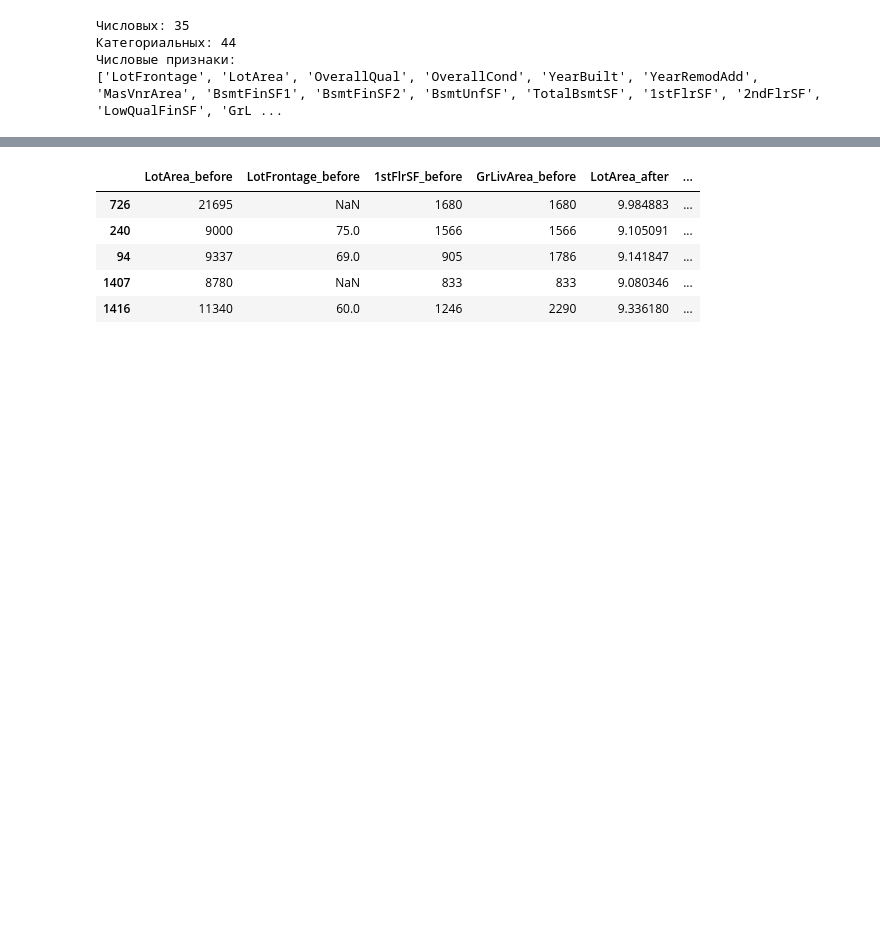
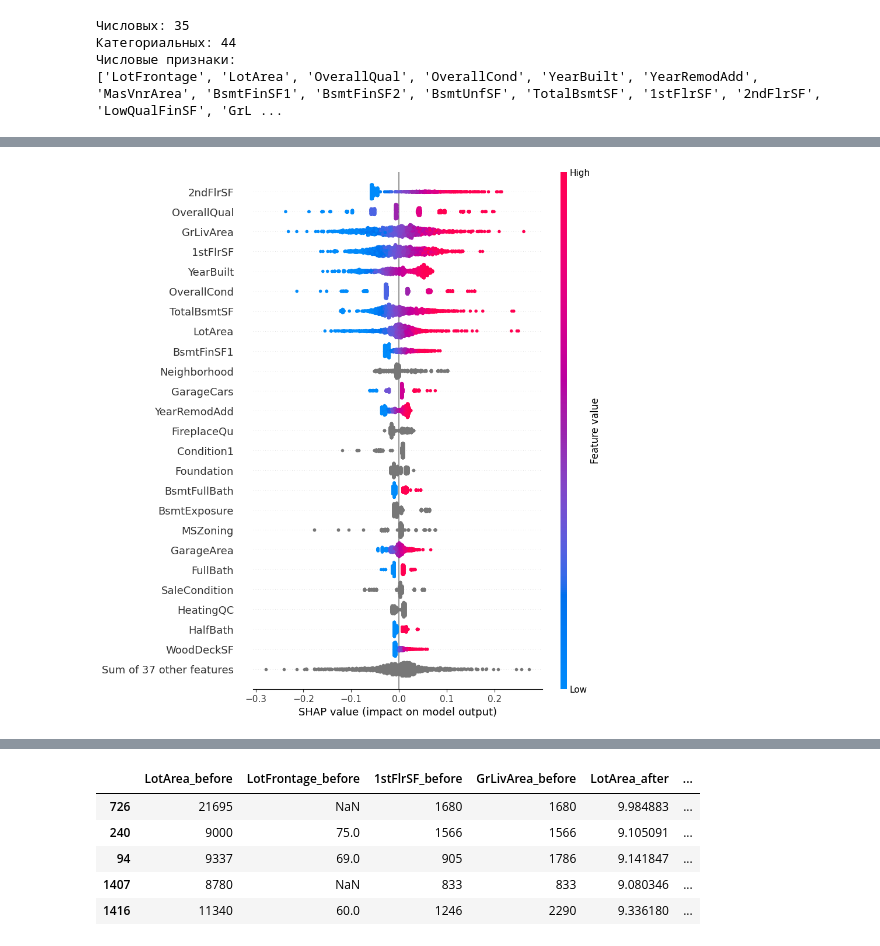
Before and after one commit to AntonUkhabin/House_Prices_Kaggle, a Jupyter notebook: draft.ipynb, the cells around one changed output, grey strips where cells are left out. Cells and saved outputs as stored; diff of their text form; code cells hidden in the pictures; blank space fills up the shorter version.

```diff
--- a/draft.ipynb
+++ b/draft.ipynb
@@ -126,0 +376,28 @@ print(numerical_cols)
+# %%
+# Подготавливаем исходные числовые значения для окрашивания точек.
+original_feature_names = original_oof_shap_df.columns.tolist()
+
+assert original_oof_shap_df.index.isin(raw_features.index).all()
+
+original_plot_data = raw_features.loc[
+    original_oof_shap_df.index,
+    original_feature_names,
+].copy()
+
+for feature in original_feature_names:
+    if pd.api.types.is_numeric_dtype(original_plot_data[feature]):
+        original_plot_data[feature] = original_plot_data[feature].fillna(
+            original_plot_data[feature].median()
+        )
+    else:
+        original_plot_data[feature] = np.nan
+
+original_oof_explanation = shap.Explanation(
+    values=original_oof_shap_df.to_numpy(),
+    data=original_plot_data.to_numpy(dtype=float),
+    feature_names=original_feature_names,
+)
+
+shap.plots.beeswarm(original_oof_explanation, max_display=25)
+# %% [output]
+[figure, added]
```
Also changed, not shown: parts of 13 cells of this notebook, 3 other files.
